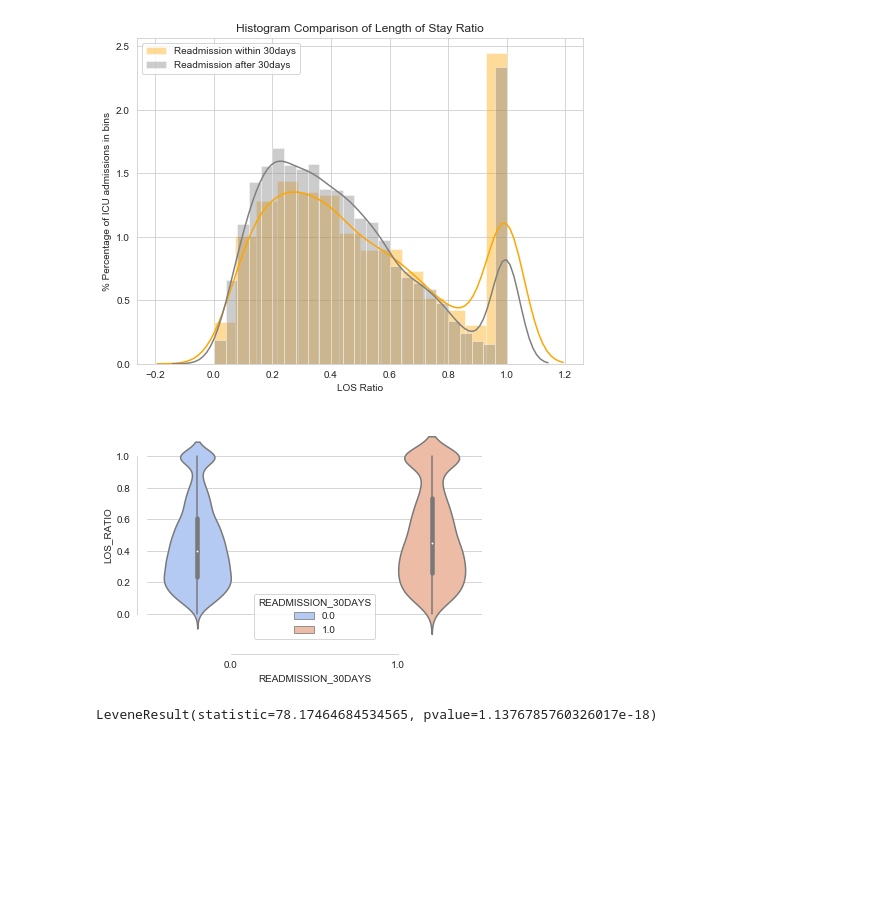
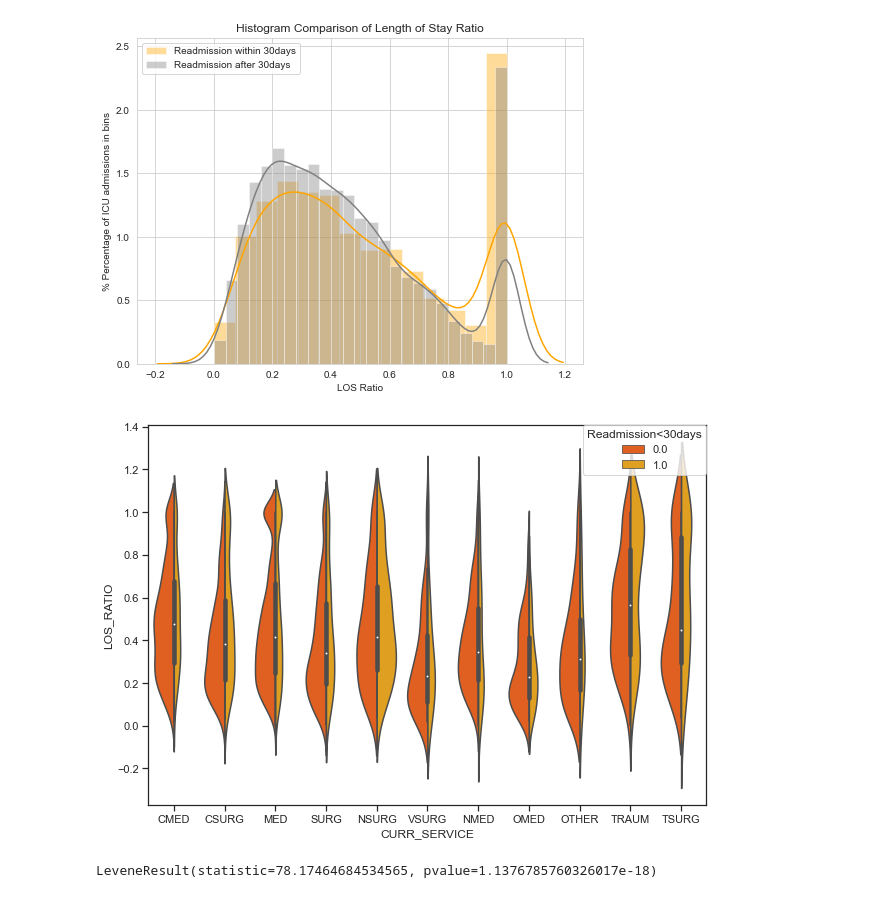
Before and after one commit to salina-ds/Capstone1_Readmission_Rate_Predictor, a Jupyter notebook: notebooks/2_Story Telling.ipynb, the cells around one changed output. Saved outputs shown, nothing was run; the diff lists cells and outputs as text; code cells hidden in the pictures; blank space fills up the shorter version.

```diff
--- a/notebooks/2_Story Telling.ipynb
+++ b/notebooks/2_Story Telling.ipynb
@@ -211,12 +233,11 @@ plot_hist(dataset=master,
           pop2legend='Readmission after 30days')
 # %% [output]
 [figure]
-# %%
-# plot number of prescription violinplot
-sns.violinplot(y='LOS_RATIO', x='READMISSION_30DAYS',data=master,palette="coolwarm",hue='READMISSION_30DAYS',legend=False)
-sns.despine(offset=10, trim=True);
-# %% [output]
-[figure, removed]
+# %%
+# plot number of prescription violinplot
+plot_violin(dataset=master,xvar='CURR_SERVICE',yvar='LOS_RATIO',target='READMISSION_30DAYS',color='autumn')
+# %% [output]
+[figure, added]
 # %%
 # perform levene test to check whether the variance of the two groups are equal
 equal_var_test(dataset=master,
```
Also changed, not shown: parts of 9 cells of this notebook, 7 other files.
